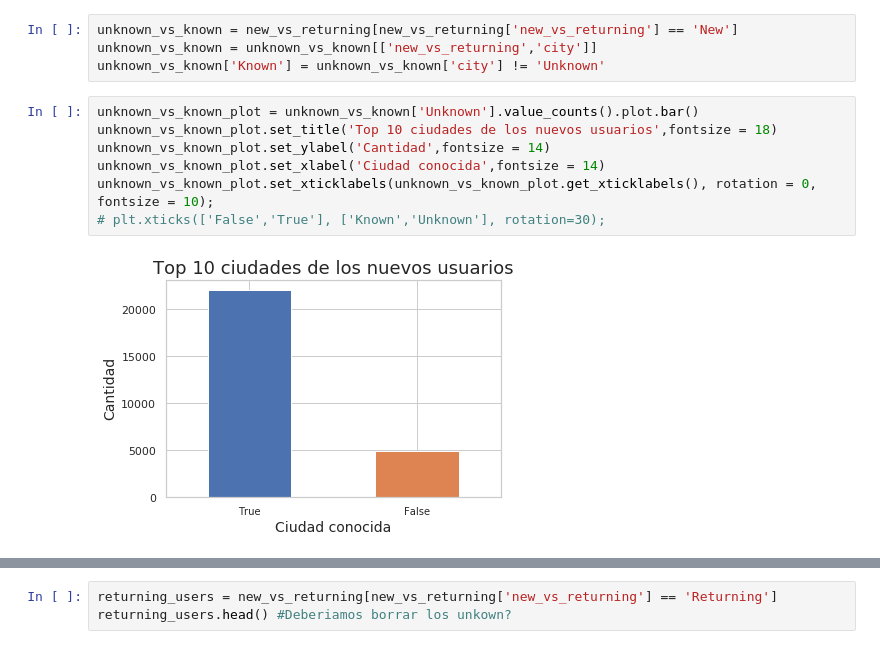
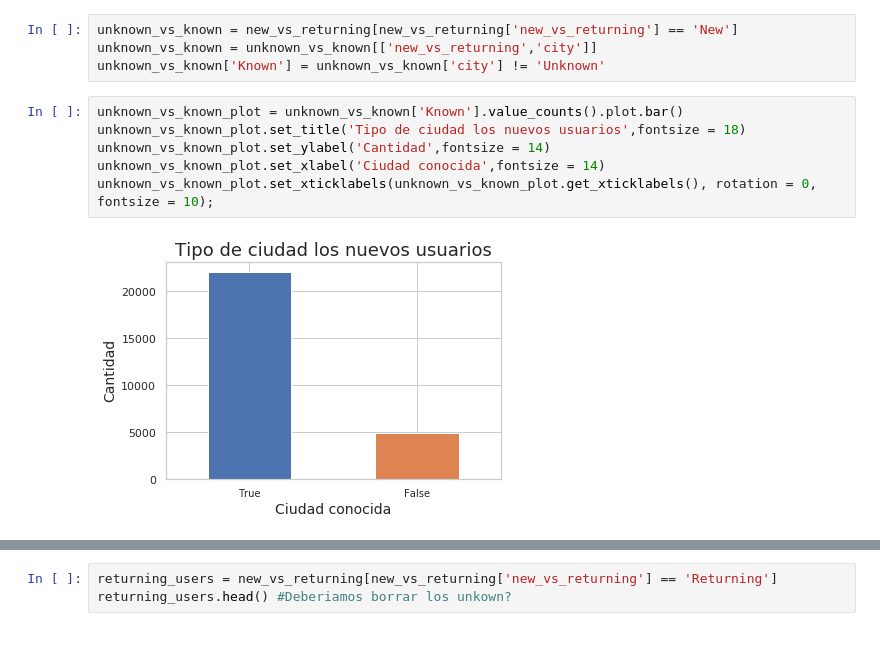
Before and after one commit to jowisaidman/tp1_analisis_exploratorio, a Jupyter notebook: Notebooks/Juli/Resumen/users_analisis.ipynb, the cells around one changed output, grey strips where cells are left out. Saved outputs shown, nothing was run; the diff lists cells and outputs as text.

```diff
--- a/Notebooks/Juli/Resumen/users_analisis.ipynb
+++ b/Notebooks/Juli/Resumen/users_analisis.ipynb
@@ -109,12 +109,11 @@ unknown_vs_known = new_vs_returning[new_vs_returning['new_vs_returning'] == 'New
 unknown_vs_known = unknown_vs_known[['new_vs_returning','city']]
 unknown_vs_known['Known'] = unknown_vs_known['city'] != 'Unknown'
 # %%
-unknown_vs_known_plot = unknown_vs_known['Unknown'].value_counts().plot.bar()
-unknown_vs_known_plot.set_title('Top 10 ciudades de los nuevos usuarios',fontsize = 18)
+unknown_vs_known_plot = unknown_vs_known['Known'].value_counts().plot.bar()
+unknown_vs_known_plot.set_title('Tipo de ciudad los nuevos usuarios',fontsize = 18)
 unknown_vs_known_plot.set_ylabel('Cantidad',fontsize = 14)
 unknown_vs_known_plot.set_xlabel('Ciudad conocida',fontsize = 14)
 unknown_vs_known_plot.set_xticklabels(unknown_vs_known_plot.get_xticklabels(), rotation = 0, fontsize = 10);
-# plt.xticks(['False','True'], ['Known','Unknown'], rotation=30);
 # %% [output]
-[figure, old version]
+[figure, new version]
 # %%
```
Also changed, not shown: parts of 2 cells of this notebook, 1 other file.
